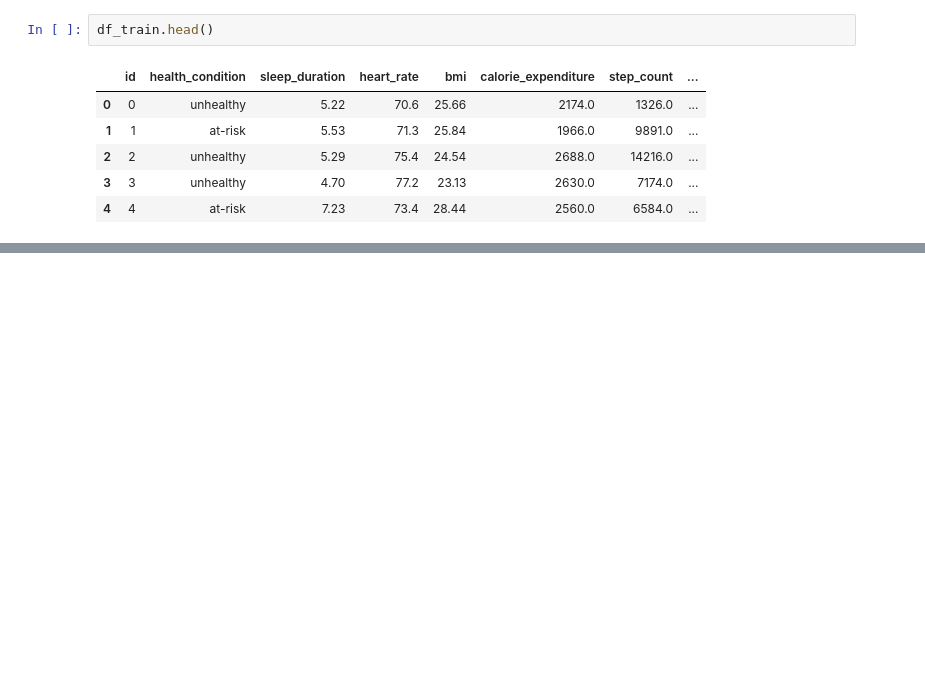
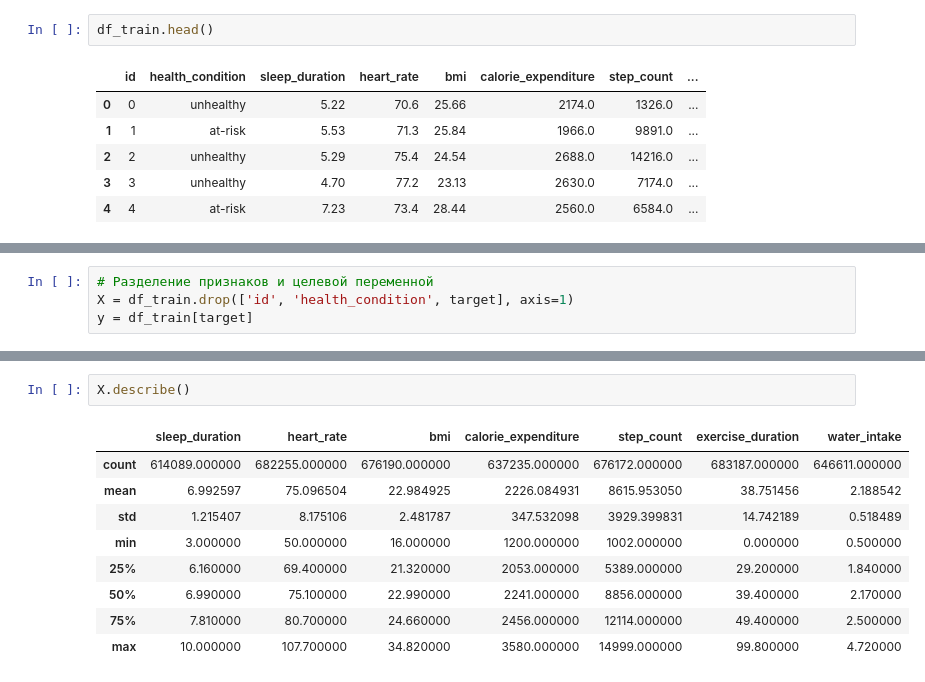
Before and after one commit to maks-t-code/predicting_student_health_risk, a Jupyter notebook: Predicting_Student_Health_Risk.ipynb, the cells around one changed output, grey strips where cells are left out. Cells and saved outputs as stored; diff of their text form; blank space fills up the shorter version.

```diff
--- a/Predicting_Student_Health_Risk.ipynb
+++ b/Predicting_Student_Health_Risk.ipynb
@@ -61,0 +129,4 @@ df_train.head()
+# %%
+# Разделение признаков и целевой переменной
+X = df_train.drop(['id', 'health_condition', target], axis=1)
+y = df_train[target]
@@ -61,0 +142,12 @@ df_train.head()
+# %%
+X.describe()
+# %% [output]
+|  | sleep_duration | heart_rate | bmi | calorie_expenditure | step_count | exercise_duration | water_intake |
+| count | 614089.000000 | 682255.000000 | 676190.000000 | 637235.000000 | 676172.000000 | 683187.000000 | 646611.000000 |
+| mean | 6.992597 | 75.096504 | 22.984925 | 2226.084931 | 8615.953050 | 38.751456 | 2.188542 |
+| std | 1.215407 | 8.175106 | 2.481787 | 347.532098 | 3929.399831 | 14.742189 | 0.518489 |
+| min | 3.000000 | 50.000000 | 16.000000 | 1200.000000 | 1002.000000 | 0.000000 | 0.500000 |
+| 25% | 6.160000 | 69.400000 | 21.320000 | 2053.000000 | 5389.000000 | 29.200000 | 1.840000 |
+| 50% | 6.990000 | 75.100000 | 22.990000 | 2241.000000 | 8856.000000 | 39.400000 | 2.170000 |
+| 75% | 7.810000 | 80.700000 | 24.660000 | 2456.000000 | 12114.000000 | 49.400000 | 2.500000 |
+| max | 10.000000 | 107.700000 | 34.820000 | 3580.000000 | 14999.000000 | 99.800000 | 4.720000 |
```
Also changed, not shown: parts of 11 cells of this notebook.
